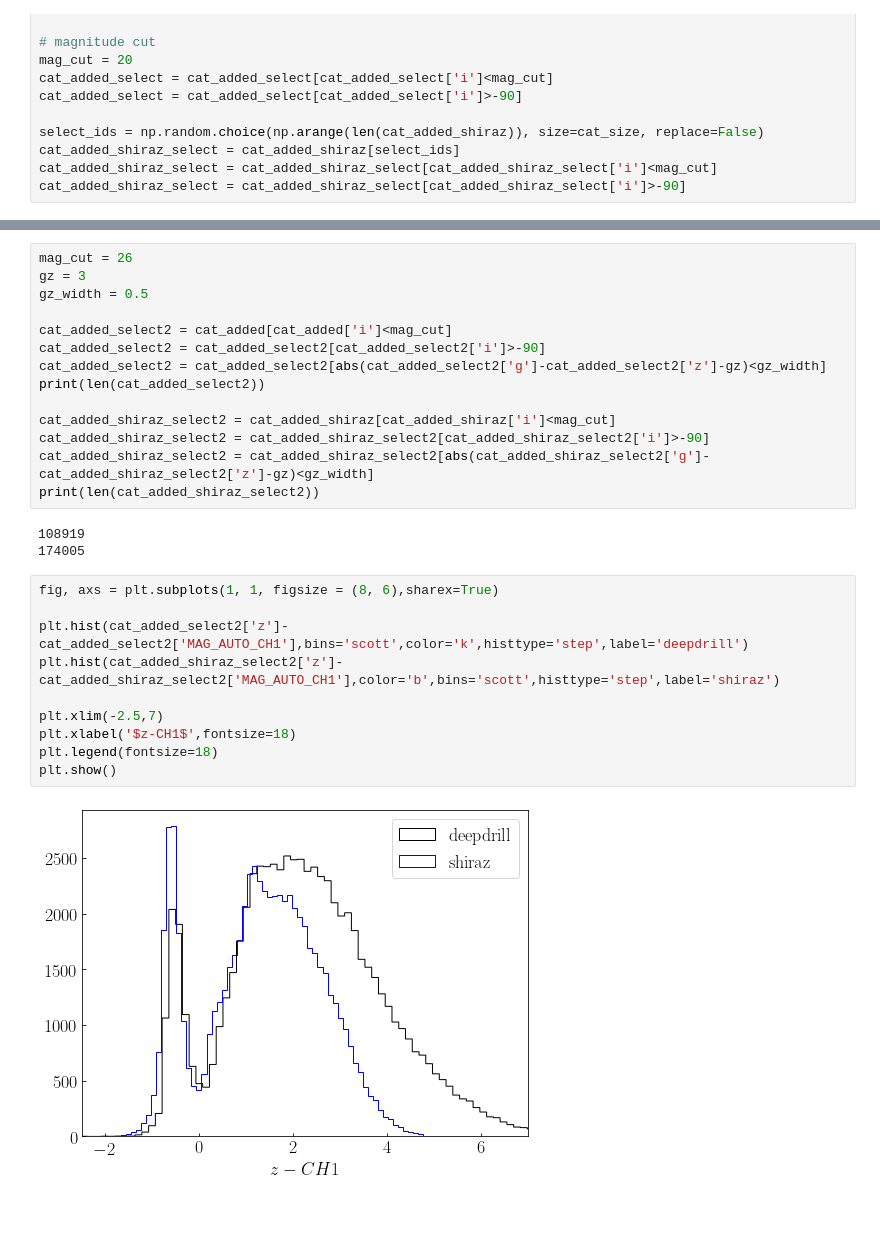
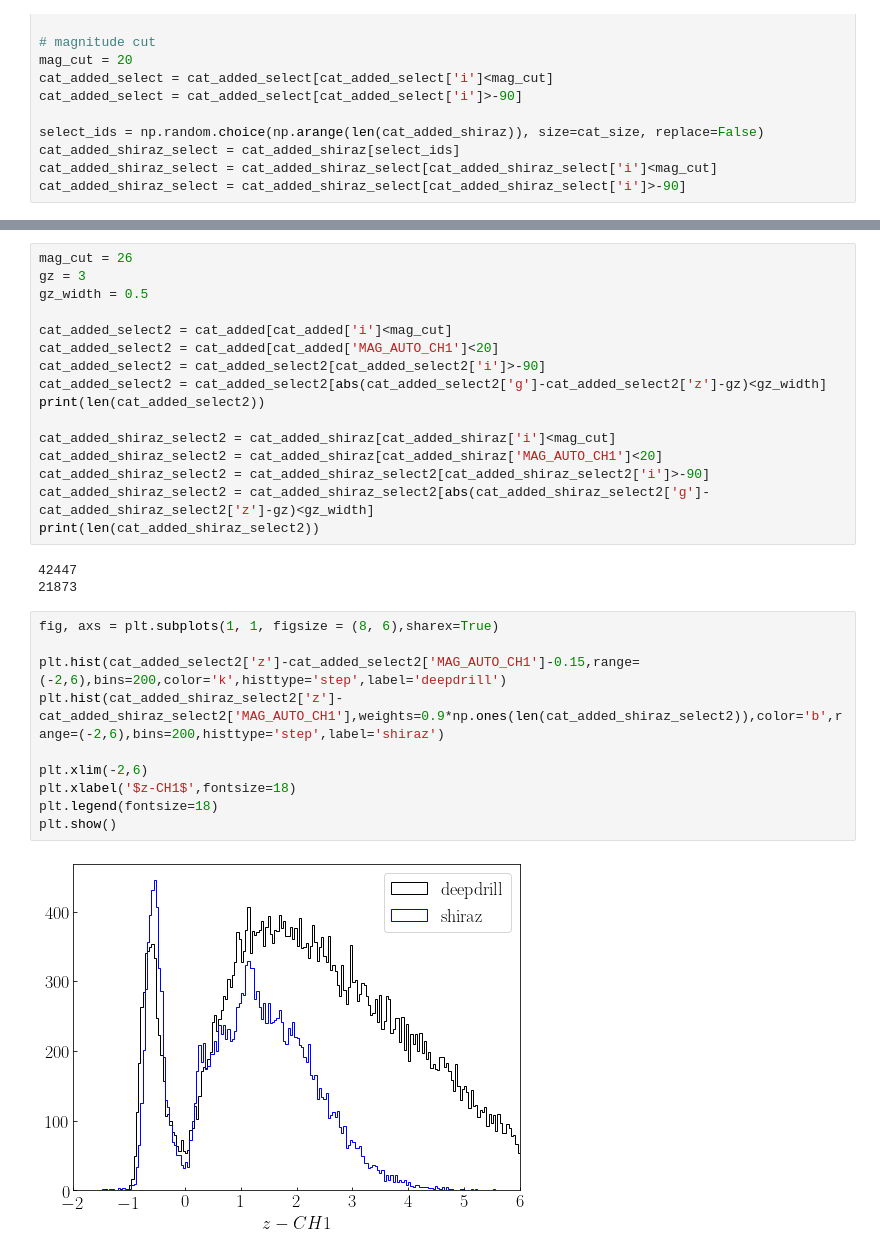
Before and after one commit to LejayChen/massive_gals, a Jupyter notebook: deepdrill_cats.ipynb, the cells around one changed output, grey strips where cells are left out. Cells and saved outputs as stored; diff of their text form; blank space fills up the shorter version.

```diff
--- a/deepdrill_cats.ipynb
+++ b/deepdrill_cats.ipynb
@@ -152,27 +155,29 @@ gz = 3
 gz_width = 0.5
 
 cat_added_select2 = cat_added[cat_added['i']<mag_cut]
+cat_added_select2 = cat_added[cat_added['MAG_AUTO_CH1']<20]
 cat_added_select2 = cat_added_select2[cat_added_select2['i']>-90]
 cat_added_select2 = cat_added_select2[abs(cat_added_select2['g']-cat_added_select2['z']-gz)<gz_width]
 print(len(cat_added_select2))
 
 cat_added_shiraz_select2 = cat_added_shiraz[cat_added_shiraz['i']<mag_cut]
+cat_added_shiraz_select2 = cat_added_shiraz[cat_added_shiraz['MAG_AUTO_CH1']<20]
 cat_added_shiraz_select2 = cat_added_shiraz_select2[cat_added_shiraz_select2['i']>-90]
 cat_added_shiraz_select2 = cat_added_shiraz_select2[abs(cat_added_shiraz_select2['g']-cat_added_shiraz_select2['z']-gz)<gz_width]
 print(len(cat_added_shiraz_select2))
 # %% [output]
-108919
-174005
+42447
+21873
 # %%
 fig, axs = plt.subplots(1, 1, figsize = (8, 6),sharex=True)
 
-plt.hist(cat_added_select2['z']-cat_added_select2['MAG_AUTO_CH1'],bins='scott',color='k',histtype='step',label='deepdrill')
-plt.hist(cat_added_shiraz_select2['z']-cat_added_shiraz_select2['MAG_AUTO_CH1'],color='b',bins='scott',histtype='step',label='shiraz')
+plt.hist(cat_added_select2['z']-cat_added_select2['MAG_AUTO_CH1']-0.15,range=(-2,6),bins=200,color='k',histtype='step',label='deepdrill')
+plt.hist(cat_added_shiraz_select2['z']-cat_added_shiraz_select2['MAG_AUTO_CH1'],weights=0.9*np.ones(len(cat_added_shiraz_select2)),color='b',range=(-2,6),bins=200,histtype='step',label='shiraz')
 
-plt.xlim(-2.5,7)
+plt.xlim(-2,6)
 plt.xlabel('$z-CH1$',fontsize=18)
 plt.legend(fontsize=18)
 plt.show()
 # %% [output]
-[figure, old version]
+[figure, new version]
 # %%
```
Also changed, not shown: parts of 9 cells of this notebook, 2 other files.
